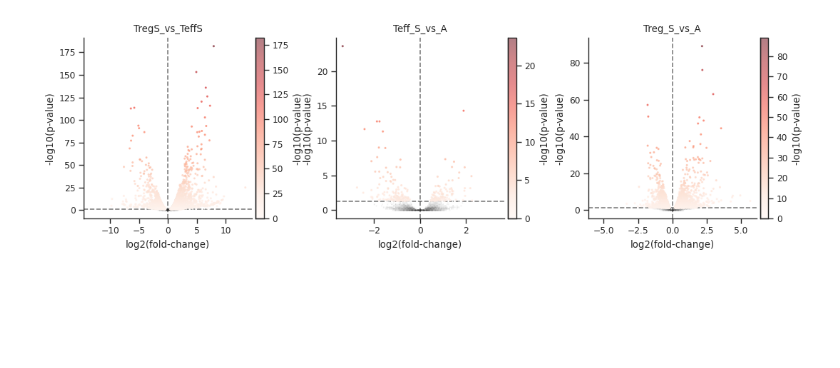
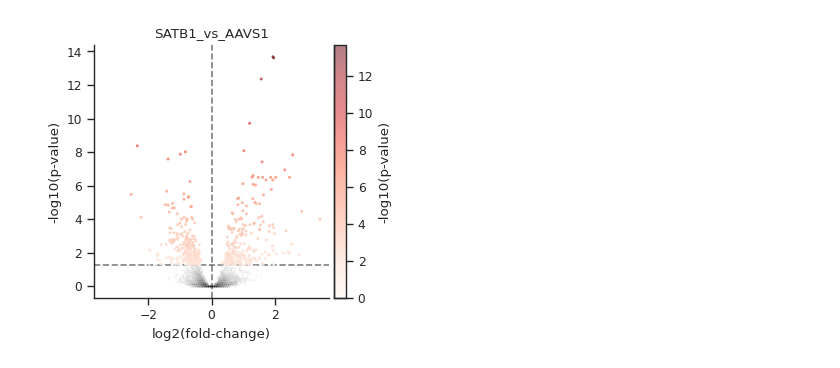
Before and after one commit to daisybio/teff-treg-satb1-analysis, a Jupyter notebook: lib/rna_seq/ngs_toolkit_like_volcanoplot.ipynb, the cells around one changed output. Drawn from its saved outputs; the diff is of its cells as text; code cells hidden in the pictures; blank space fills up the shorter version.

```diff
--- a/lib/rna_seq/ngs_toolkit_like_volcanoplot.ipynb
+++ b/lib/rna_seq/ngs_toolkit_like_volcanoplot.ipynb
@@ -100,19 +100,19 @@ def create_volcano_plots_general(data, names=None, p_cutoff=0.05, global_max=Tru
         fig.savefig(save_path)
 # %%
 paths = [
-    r"../../data/deg/TregS_vs_TeffS.csv",
-    r"../../data/deg/Teff_S_vs_A.csv",
-    r"../../data/deg/Treg_S_vs_A.csv",
+    r"../../data/deg/Combined_S_vs_A.csv",
+    # r"../../data/deg/Teff_S_vs_A.csv",
+    # r"../../data/deg/Treg_S_vs_A.csv",
 ]
 
 datapoints = []
 
 for path in paths:
     datapoints.append(load_data(path))
 
 create_volcano_plots_general(datapoints,
-                             names=("TregS_vs_TeffS","Teff_S_vs_A","Treg_S_vs_A"),
+                             names=(["SATB1_vs_AAVS1"]),
                              global_max=False,
-                             save_path=r"../../results/rna_volcanos_ngs.pdf")
+                             save_path=r"../../results/rna_volcanos_ngs_2.pdf")
 # %% [output]
-[figure, old version]
+[figure, new version]
```
Also changed, not shown: 5 other files.
